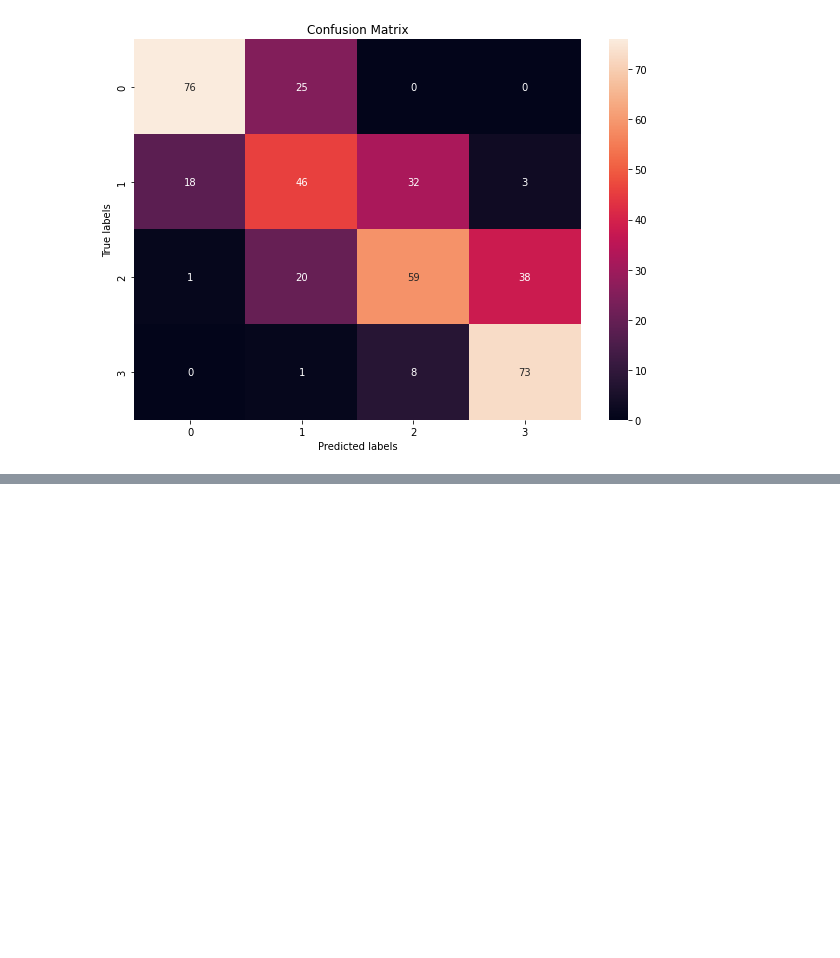
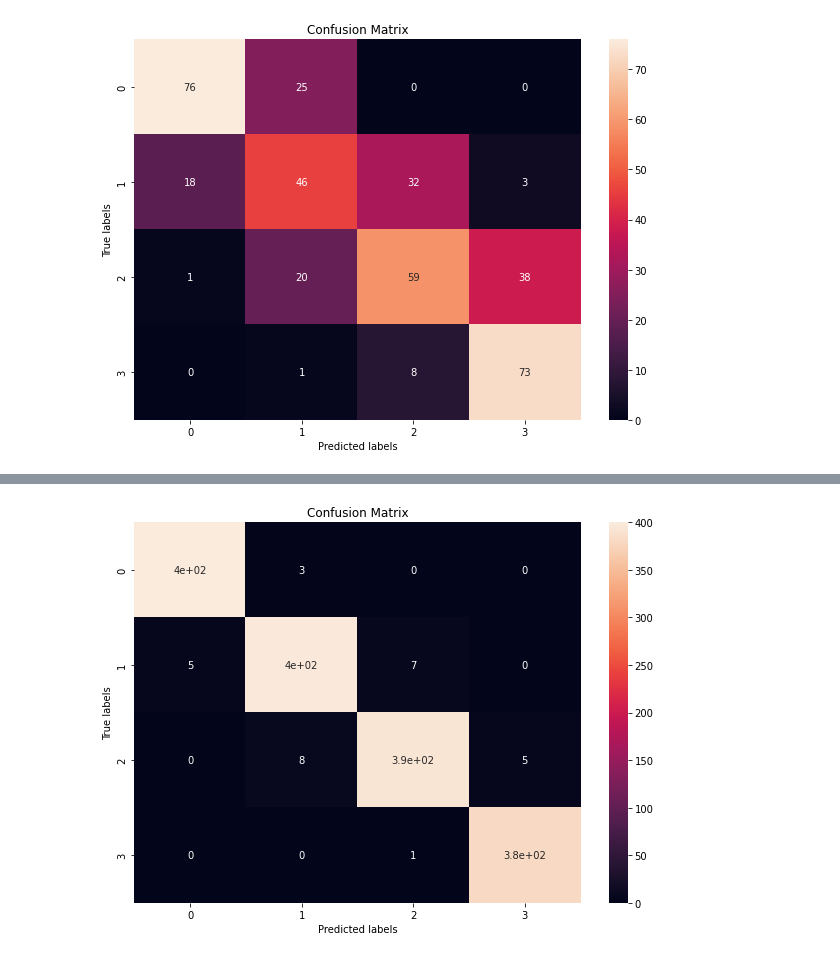
Before and after one commit to Kedarpatil24/Mobile-Price-Range-Prediction, a Jupyter notebook: Mobile_Price_Range_Prediction_Capstone_Project.ipynb, the cells around one changed output, grey strips where cells are left out. Saved outputs shown, nothing was run; the diff lists cells and outputs as text; code cells hidden in the pictures; blank space fills up the shorter version.

```diff
--- a/Mobile_Price_Range_Prediction_Capstone_Project.ipynb
+++ b/Mobile_Price_Range_Prediction_Capstone_Project.ipynb
@@ -1179,0 +1187,2 @@ test_confusion_matrix(cm_test)
+# %%
+svm_clf.fit(X_train, y_train)
@@ -1179,0 +1191,3 @@ test_confusion_matrix(cm_test)
+# %%
+svm_y_pred_train = svm_clf.predict(X_train)   # Prediction for train dataset
+svm_y_pred_test = svm_clf.predict(X_test)     # Predictionfor test dataset
@@ -1179,0 +1196,34 @@ test_confusion_matrix(cm_test)
+# %%
+train_accuracy = accuracy_score(svm_y_pred_train,y_train)
+test_accuracy = accuracy_score(svm_y_pred_test,y_test)
+
+print("The accuracy on train data is :", train_accuracy)
+print("The accuracy on test data is :", test_accuracy)
+print('--'*20)
+print('--'*20)
+
+cm_train = confusion_matrix(svm_y_pred_train, y_train)
+cm_test = confusion_matrix(svm_y_pred_test, y_test)
+
+print("The confusion matrix on the train data is :")
+print(cm_train)
+print('')
+print("The confusion matrix on the train data is :")
+print(cm_test)
+print('--'*20)
+print('--'*20)
+
+train_report = classification_report(svm_y_pred_train, y_train)
+test_report = classification_report(svm_y_pred_test, y_test)
+print("The classification report on the train data is :")
+print(train_report)
+print('')
+print("The classification report on the test data is :")
+print(test_report)
+print('--'*20)
+print('--'*20)
+
+train_roc_auc_score = roc_auc_score(y_train,  svm_clf.predict_proba(X_train), multi_class='ovr')
+test_roc_auc_score = roc_auc_score(y_test,  svm_clf.predict_proba(X_test), multi_class='ovr')
+print("The ROC AUC score on the train data is: ", train_roc_auc_score)
+print("The ROC AUC score on the test data is: ", test_roc_auc_score)
@@ -1179,0 +1248,6 @@ test_confusion_matrix(cm_test)
+# %%
+# Plotting the train confusion matrix
+
+train_confusion_matrix(cm_train)
+# %% [output]
+[figure, added]
```
Also changed, not shown: parts of 15 cells of this notebook.
